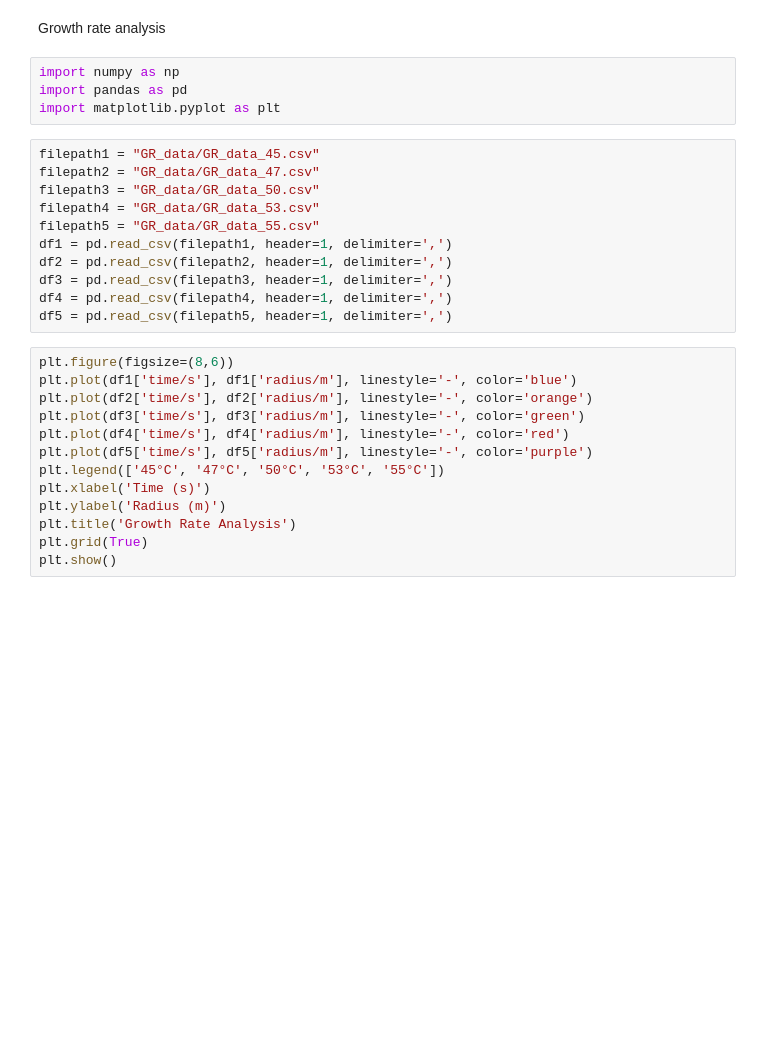
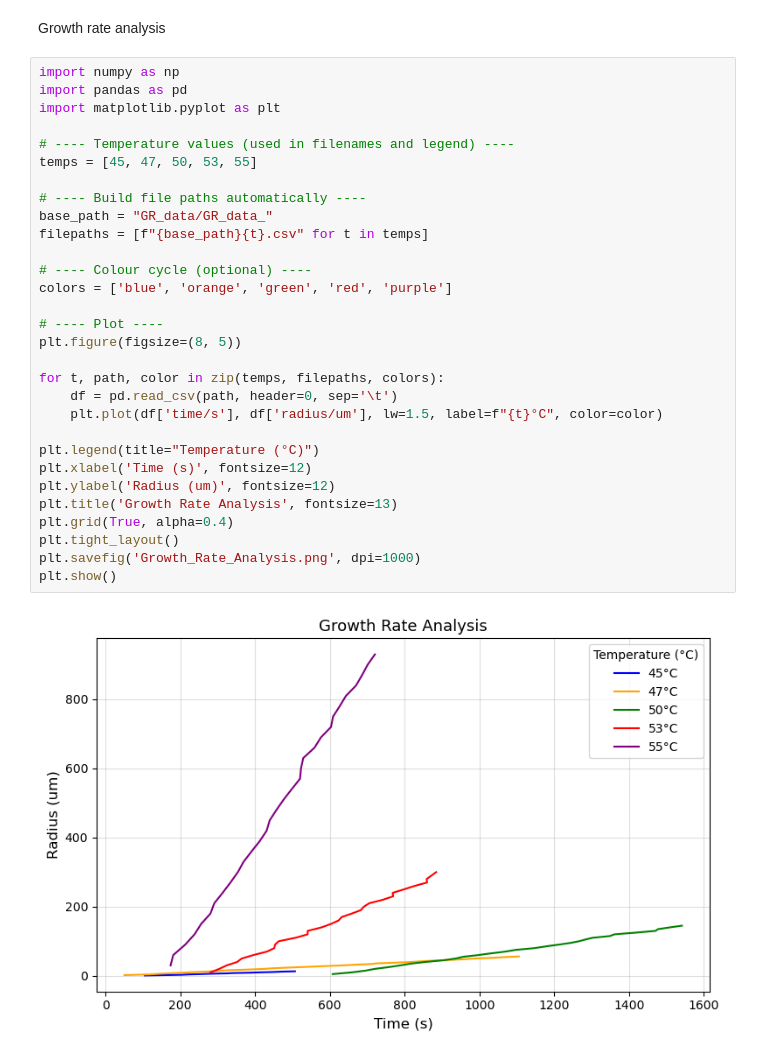
Before and after one commit to Thomas-J-Fish/II_Materials, a Jupyter notebook: P3_Polymer_Crystallisation/GR_analysis.ipynb, the cells around one changed output. Saved outputs shown, nothing was run; the diff lists cells and outputs as text; blank space fills up the shorter version.

```diff
--- a/P3_Polymer_Crystallisation/GR_analysis.ipynb
+++ b/P3_Polymer_Crystallisation/GR_analysis.ipynb
@@ -1,30 +1,34 @@
 # %% [markdown]
 Growth rate analysis
-# %%
-import numpy as np
-import pandas as pd
-import matplotlib.pyplot as plt
-# %%
-filepath1 = "GR_data/GR_data_45.csv"
-filepath2 = "GR_data/GR_data_47.csv"
-filepath3 = "GR_data/GR_data_50.csv"
-filepath4 = "GR_data/GR_data_53.csv"
-filepath5 = "GR_data/GR_data_55.csv"
-df1 = pd.read_csv(filepath1, header=1, delimiter=',')
-df2 = pd.read_csv(filepath2, header=1, delimiter=',')
-df3 = pd.read_csv(filepath3, header=1, delimiter=',')
-df4 = pd.read_csv(filepath4, header=1, delimiter=',')
-df5 = pd.read_csv(filepath5, header=1, delimiter=',')
-# %%
-plt.figure(figsize=(8,6))
-plt.plot(df1['time/s'], df1['radius/m'], linestyle='-', color='blue')
-plt.plot(df2['time/s'], df2['radius/m'], linestyle='-', color='orange')
-plt.plot(df3['time/s'], df3['radius/m'], linestyle='-', color='green')
-plt.plot(df4['time/s'], df4['radius/m'], linestyle='-', color='red')
-plt.plot(df5['time/s'], df5['radius/m'], linestyle='-', color='purple')
-plt.legend(['45°C', '47°C', '50°C', '53°C', '55°C'])
-plt.xlabel('Time (s)')
-plt.ylabel('Radius (m)')
-plt.title('Growth Rate Analysis')
-plt.grid(True)
-plt.show()
+# %%
+import numpy as np
+import pandas as pd
+import matplotlib.pyplot as plt
+
+# ---- Temperature values (used in filenames and legend) ----
+temps = [45, 47, 50, 53, 55]
+
+# ---- Build file paths automatically ----
+base_path = "GR_data/GR_data_"
+filepaths = [f"{base_path}{t}.csv" for t in temps]
+
+# ---- Colour cycle (optional) ----
+colors = ['blue', 'orange', 'green', 'red', 'purple']
+
+# ---- Plot ----
+plt.figure(figsize=(8, 5))
+
+for t, path, color in zip(temps, filepaths, colors):
+    df = pd.read_csv(path, header=0, sep='\t')
+    plt.plot(df['time/s'], df['radius/um'], lw=1.5, label=f"{t}°C", color=color)
+
+plt.legend(title="Temperature (°C)")
+plt.xlabel('Time (s)', fontsize=12)
+plt.ylabel('Radius (um)', fontsize=12)
+plt.title('Growth Rate Analysis', fontsize=13)
+plt.grid(True, alpha=0.4)
+plt.tight_layout()
+plt.savefig('Growth_Rate_Analysis.png', dpi=1000)
+plt.show()
+# %% [output]
+[figure, added]
```
Also changed, not shown: parts of 1 cell of this notebook, 10 other files.
